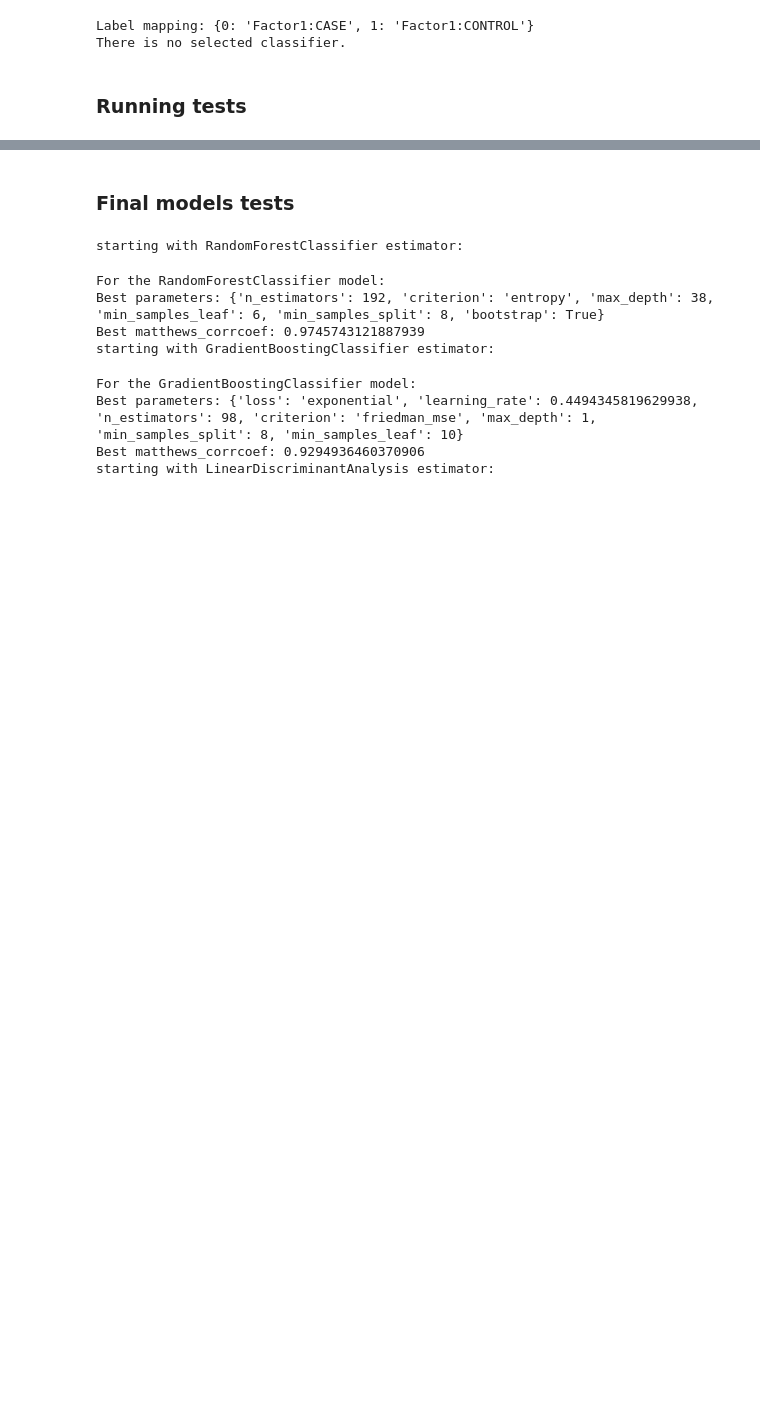
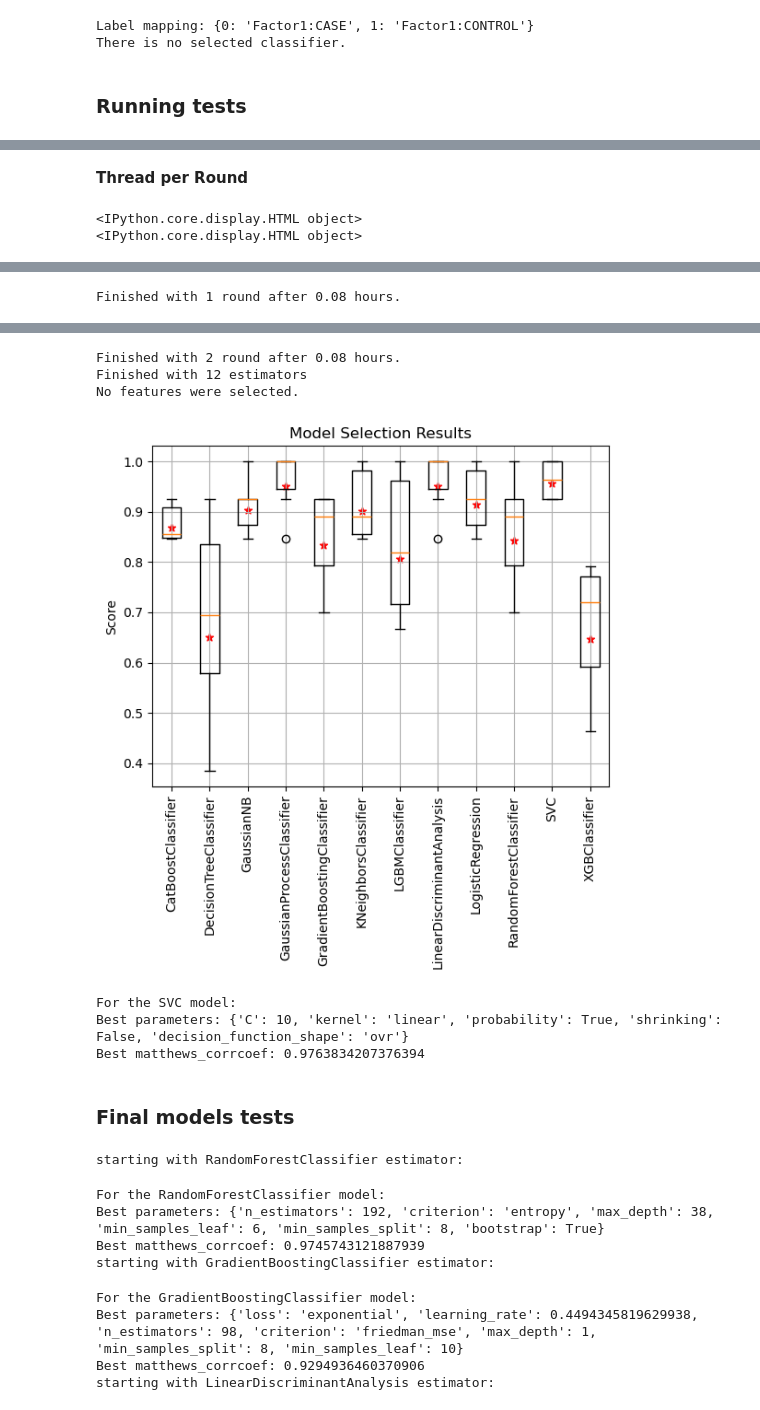
Before and after one commit to costasmexis/AI4META, a Jupyter notebook: main.ipynb, the cells around one changed output, grey strips where cells are left out. Cells and saved outputs as stored; diff of their text form; code cells hidden in the pictures; blank space fills up the shorter version.

Commit message:
'finished threading'

```diff
--- a/main.ipynb
+++ b/main.ipynb
@@ -130,0 +93,7 @@ Ill-conditioned matrix (rcond=1.13512e-20): result may not be accurate.
+# %% [markdown]
+**Thread per Round**
+# %%
+fitted_mod, df = mlpipe.model_selection(optimizer='bayesian_search',n_trials_ncv=50,n_trials=50,rounds=2,score='matthews_corrcoef', return_best_model=True,plot='box',return_scores_df=True,choose_model=False,feature_selection_type='mrmr',outer_splits=3,inner_splits=3,hist_fit=True,parallel='thread_per_round')
+# %% [output]
+<IPython.core.display.HTML object>
+<IPython.core.display.HTML object>
@@ -130,0 +106 @@ Ill-conditioned matrix (rcond=1.13512e-20): result may not be accurate.
+Finished with 1 round after 0.08 hours.
@@ -131,3 +109,10 @@ Ill-conditioned matrix (rcond=1.13512e-20): result may not be accurate.
+Finished with 2 round after 0.08 hours.
+Finished with 12 estimators
+No features were selected.
+[figure, added]
+For the SVC model:
+Best parameters: {'C': 10, 'kernel': 'linear', 'probability': True, 'shrinking': False, 'decision_function_shape': 'ovr'}
+Best matthews_corrcoef: 0.9763834207376394
 # %% [markdown]
 ### Final models tests
 # %%
```
Also changed, not shown: parts of 7 cells of this notebook, 2 other files.
